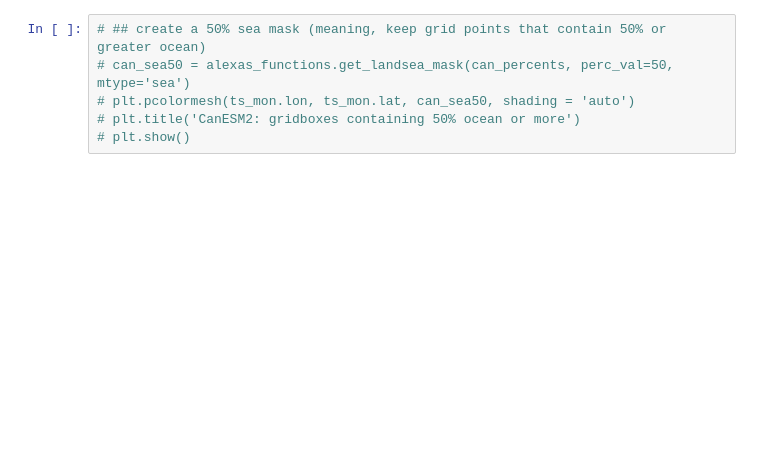
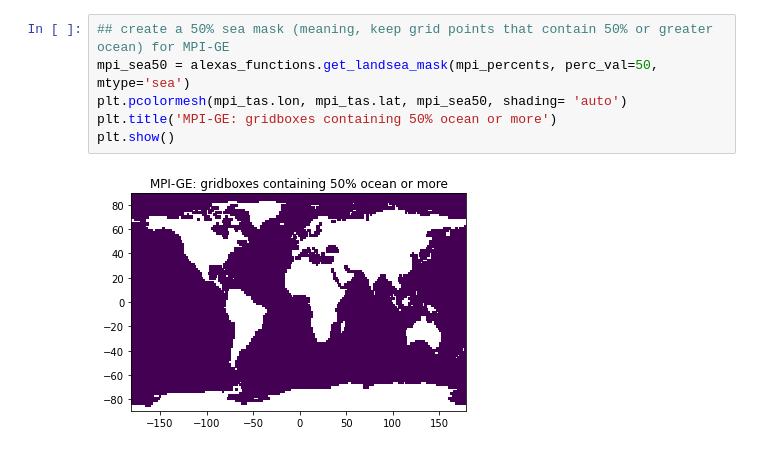
Before and after one commit to alexazabaske/tamu_projects, a Jupyter notebook: Land_Sea_Masking.ipynb, the cells around one changed output. Cells and saved outputs as stored; diff of their text form; blank space fills up the shorter version.

```diff
--- a/Land_Sea_Masking.ipynb
+++ b/Land_Sea_Masking.ipynb
@@ -212,7 +100,9 @@ for ym in range(mpi_tas['time'].size):
 # %%
-# ## create a 50% sea mask (meaning, keep grid points that contain 50% or greater ocean)
-# can_sea50 = alexas_functions.get_landsea_mask(can_percents, perc_val=50, mtype='sea')
-# plt.pcolormesh(ts_mon.lon, ts_mon.lat, can_sea50, shading = 'auto')
-# plt.title('CanESM2: gridboxes containing 50% ocean or more')
-# plt.show()
+## create a 50% sea mask (meaning, keep grid points that contain 50% or greater ocean) for MPI-GE
+mpi_sea50 = alexas_functions.get_landsea_mask(mpi_percents, perc_val=50, mtype='sea')
+plt.pcolormesh(mpi_tas.lon, mpi_tas.lat, mpi_sea50, shading= 'auto')
+plt.title('MPI-GE: gridboxes containing 50% ocean or more')
+plt.show()
+# %% [output]
+[figure, added]
 # %%
```
Also changed, not shown: parts of 24 cells of this notebook, 1 other file.
